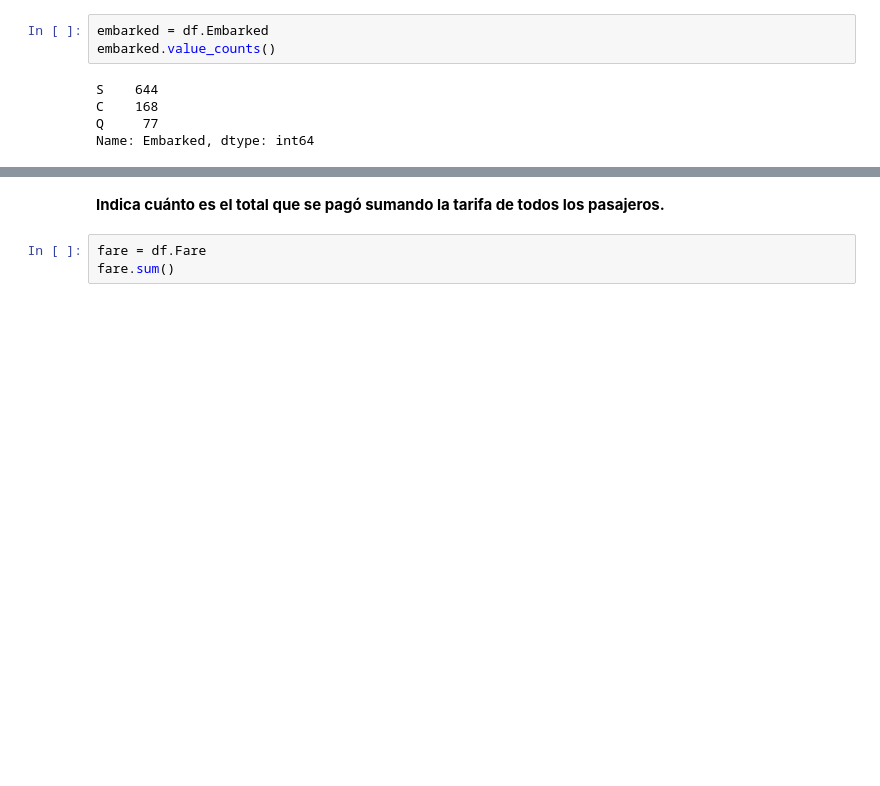
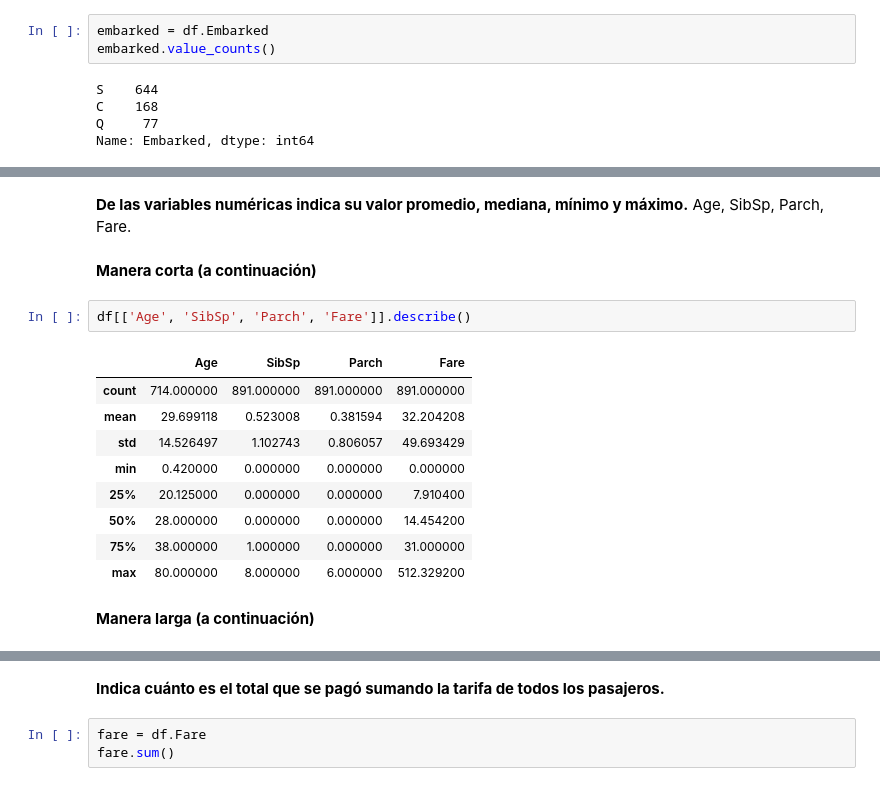
Before and after one commit to renatauribes/hello-world, a Jupyter notebook: ActividadFormativa_Equipo02.ipynb, the cells around one changed output, grey strips where cells are left out. Drawn from its saved outputs; the diff is of its cells as text; blank space fills up the shorter version.

```diff
--- a/ActividadFormativa_Equipo02.ipynb
+++ b/ActividadFormativa_Equipo02.ipynb
@@ -152,0 +206,18 @@ Name: Embarked, dtype: int64
+# %% [markdown]
+**De las variables numéricas indica su valor promedio, mediana, mínimo y máximo.** Age, SibSp, Parch, Fare.
+# %% [markdown]
+**Manera corta (a continuación)**
+# %%
+df[['Age', 'SibSp', 'Parch', 'Fare']].describe()
+# %% [output]
+|  | Age | SibSp | Parch | Fare |
+| count | 714.000000 | 891.000000 | 891.000000 | 891.000000 |
+| mean | 29.699118 | 0.523008 | 0.381594 | 32.204208 |
+| std | 14.526497 | 1.102743 | 0.806057 | 49.693429 |
+| min | 0.420000 | 0.000000 | 0.000000 | 0.000000 |
+| 25% | 20.125000 | 0.000000 | 0.000000 | 7.910400 |
+| 50% | 28.000000 | 0.000000 | 0.000000 | 14.454200 |
+| 75% | 38.000000 | 1.000000 | 0.000000 | 31.000000 |
+| max | 80.000000 | 8.000000 | 6.000000 | 512.329200 |
+# %% [markdown]
+**Manera larga (a continuación)**
```
Also changed, not shown: parts of 22 cells of this notebook.
